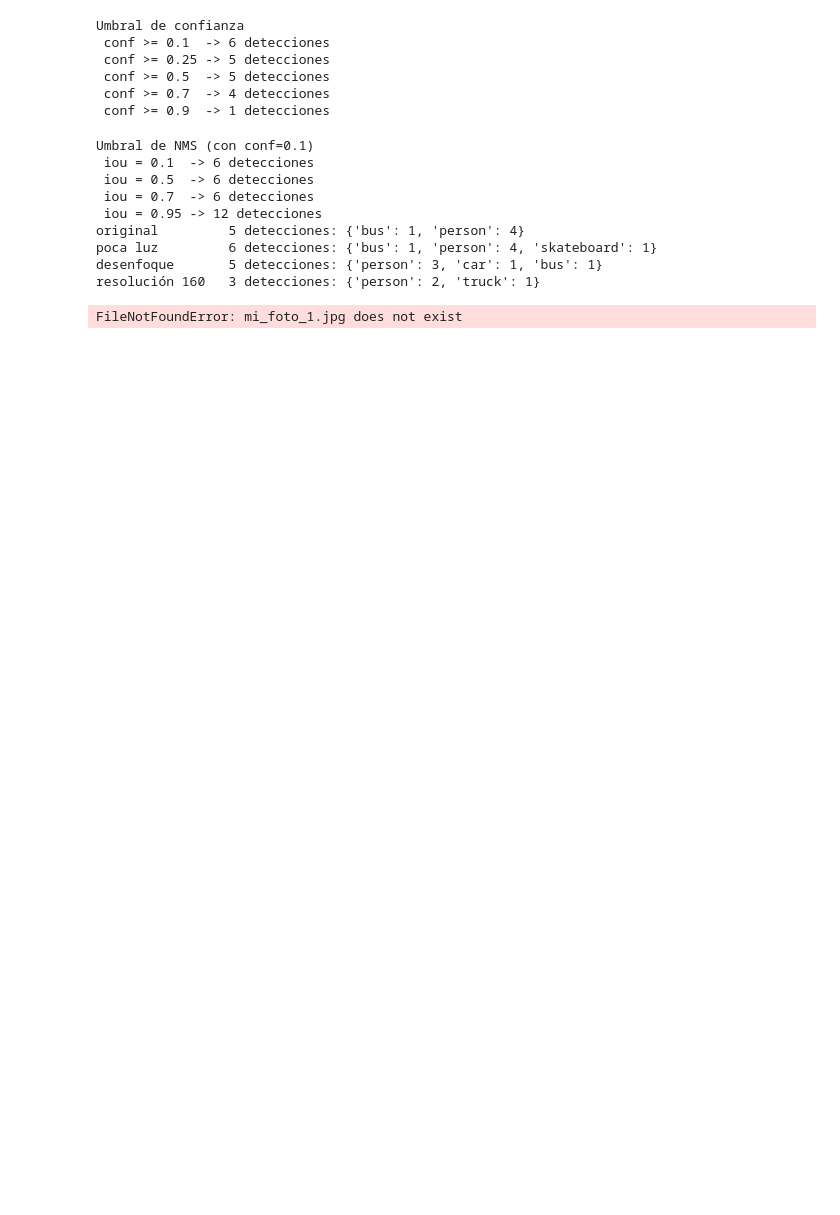
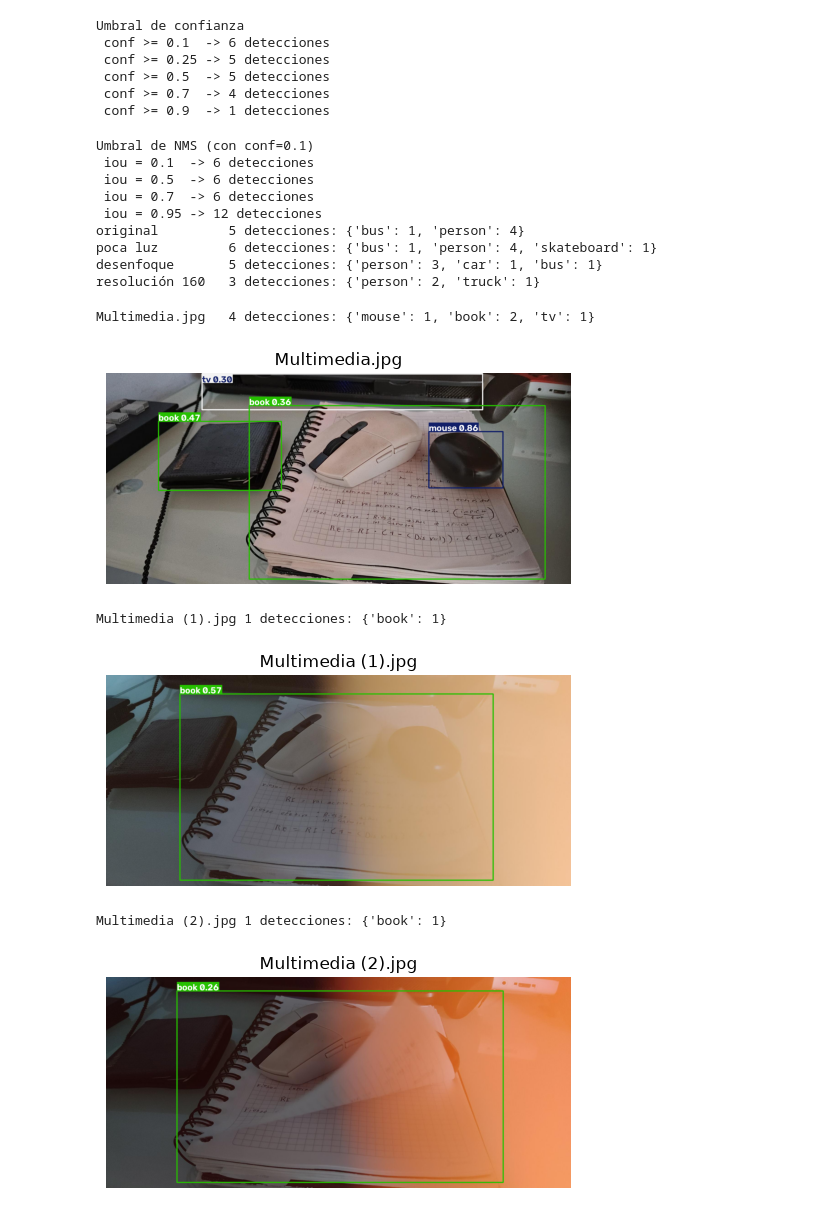
Before and after one commit to JrGG22/TrabajosFIA, a Jupyter notebook: lab-05.ipynb, the cells around one changed output. Cells and saved outputs as stored; diff of their text form; code cells hidden in the pictures; blank space fills up the shorter version.

```diff
--- a/lab-05.ipynb
+++ b/lab-05.ipynb
@@ -221,17 +209,23 @@ resolución 160   3 detecciones: {'person': 2, 'truck': 1}
 # %%
 # Celda 10 — Sus propias imágenes (mínimo 3)
 # Subir 3 o más fotografías propias al entorno (Colab: panel "Archivos"; local: misma carpeta del notebook).
 # Elegir al menos una con objetos MUY juntos (multitud, fila de sillas, pila de cajas) y una en condiciones difíciles
 # (poca luz, contraluz, objeto parcialmente tapado).
 mis_imagenes = ["Multimedia.jpg", "Multimedia (1).jpg", "Multimedia (2).jpg"] # reemplazar por sus archivos
 
-for ruta in mis_imagenes: n, conteo = resumen(ruta)
+for ruta in mis_imagenes:
+ n, conteo = resumen(ruta)
  print(f"{ruta:<16} {n} detecciones: {conteo}")
  r = modelo(ruta, verbose=False, device=dispositivo)[0]
  plt.figure(figsize=(6, 5)); plt.imshow(r.plot()[..., ::-1]); plt.axis("off");
  plt.title(ruta); plt.show()
 # %% [output]
-FileNotFoundError: mi_foto_1.jpg does not exist
+Multimedia.jpg   4 detecciones: {'mouse': 1, 'book': 2, 'tv': 1}
+[figure, added]
+Multimedia (1).jpg 1 detecciones: {'book': 1}
+[figure, added]
+Multimedia (2).jpg 1 detecciones: {'book': 1}
+[figure, added]
 # %%
 # Celda 11 — Segmentación de instancias: ¿cuánto de la caja ocupa realmente el objeto?
 seg = YOLO("yolo11n-seg.pt")
```
Also changed, not shown: parts of 7 cells of this notebook, 11 other files.
